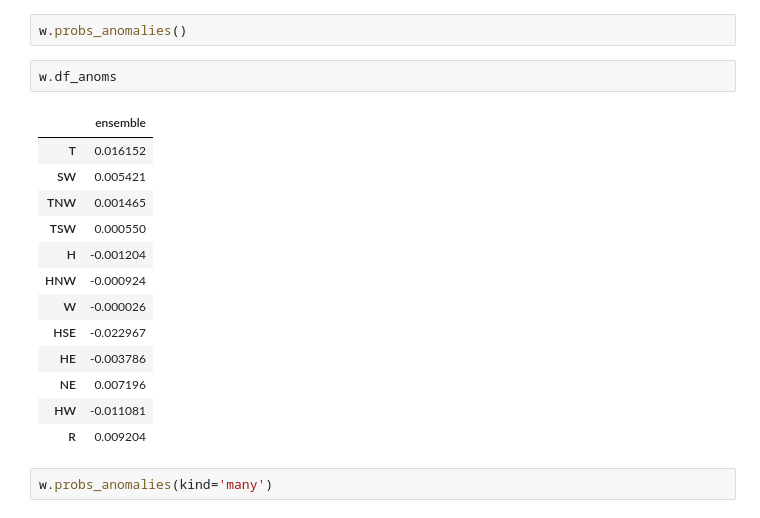
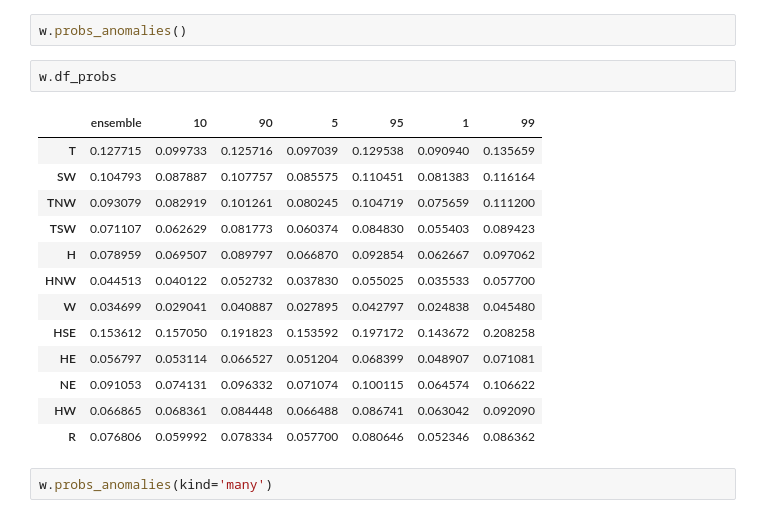
Before and after one commit to nicolasfauchereau/paleopy, a Jupyter notebook: notebooks/WR.ipynb, the cells around one changed output. Cells and saved outputs as stored; diff of their text form.

```diff
--- a/notebooks/WR.ipynb
+++ b/notebooks/WR.ipynb
@@ -283,21 +301,21 @@ w.climatology
 # %%
 w.probs_anomalies()
 # %%
-w.df_anoms
+w.df_probs
 # %% [output]
-|  | ensemble |
-| T | 0.016152 |
-| SW | 0.005421 |
-| TNW | 0.001465 |
-| TSW | 0.000550 |
-| H | -0.001204 |
-| HNW | -0.000924 |
-| W | -0.000026 |
-| HSE | -0.022967 |
-| HE | -0.003786 |
-| NE | 0.007196 |
-| HW | -0.011081 |
-| R | 0.009204 |
+|  | ensemble | 10 | 90 | 5 | 95 | 1 | 99 |
+| T | 0.127715 | 0.099733 | 0.125716 | 0.097039 | 0.129538 | 0.090940 | 0.135659 |
+| SW | 0.104793 | 0.087887 | 0.107757 | 0.085575 | 0.110451 | 0.081383 | 0.116164 |
+| TNW | 0.093079 | 0.082919 | 0.101261 | 0.080245 | 0.104719 | 0.075659 | 0.111200 |
+| TSW | 0.071107 | 0.062629 | 0.081773 | 0.060374 | 0.084830 | 0.055403 | 0.089423 |
+| H | 0.078959 | 0.069507 | 0.089797 | 0.066870 | 0.092854 | 0.062667 | 0.097062 |
+| HNW | 0.044513 | 0.040122 | 0.052732 | 0.037830 | 0.055025 | 0.035533 | 0.057700 |
+| W | 0.034699 | 0.029041 | 0.040887 | 0.027895 | 0.042797 | 0.024838 | 0.045480 |
+| HSE | 0.153612 | 0.157050 | 0.191823 | 0.153592 | 0.197172 | 0.143672 | 0.208258 |
+| HE | 0.056797 | 0.053114 | 0.066527 | 0.051204 | 0.068399 | 0.048907 | 0.071081 |
+| NE | 0.091053 | 0.074131 | 0.096332 | 0.071074 | 0.100115 | 0.064574 | 0.106622 |
+| HW | 0.066865 | 0.068361 | 0.084448 | 0.066488 | 0.086741 | 0.063042 | 0.092090 |
+| R | 0.076806 | 0.059992 | 0.078334 | 0.057700 | 0.080646 | 0.052346 | 0.086362 |
 # %%
 w.probs_anomalies(kind='many')
 # %%
```
Also changed, not shown: parts of 15 cells of this notebook, 2 other files.
